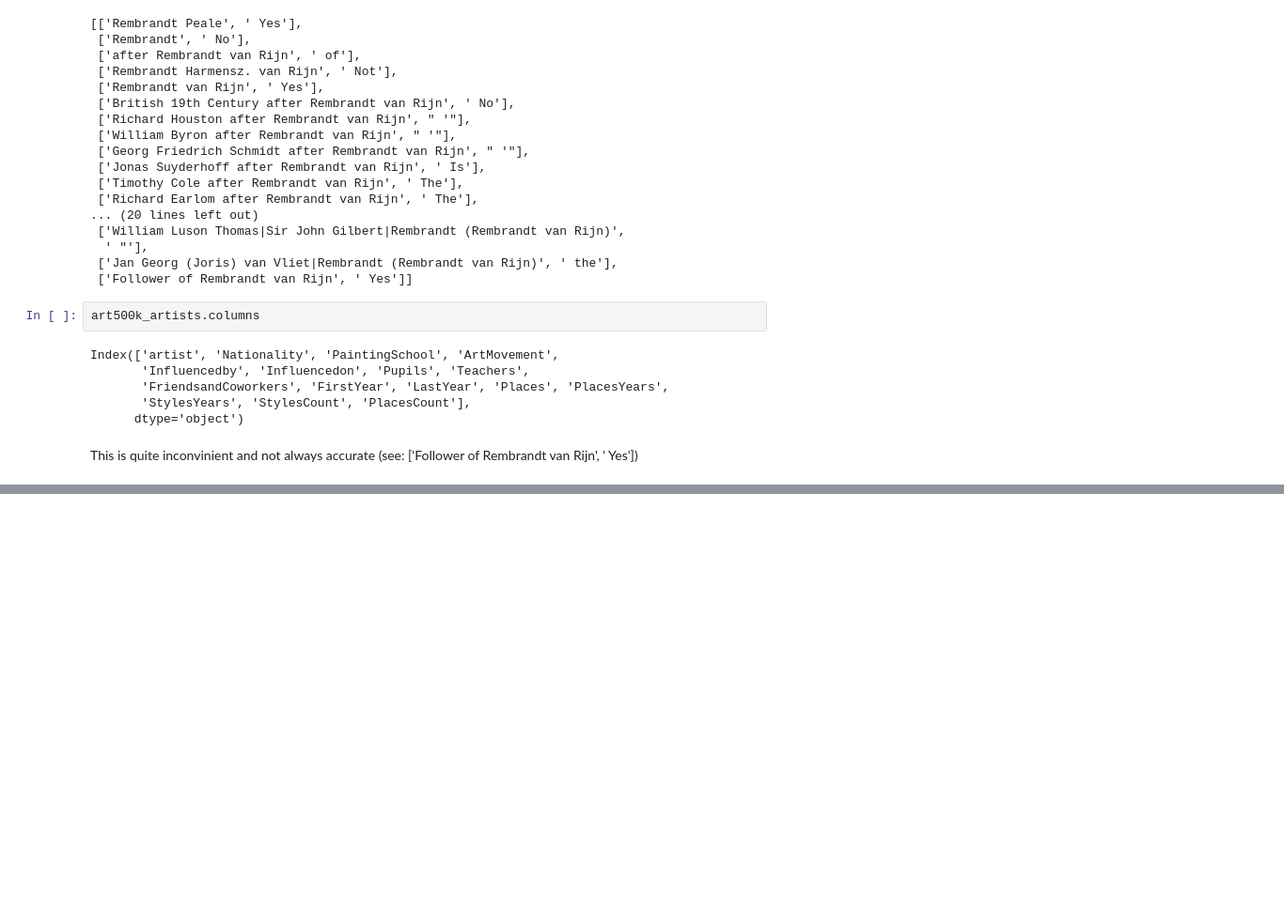
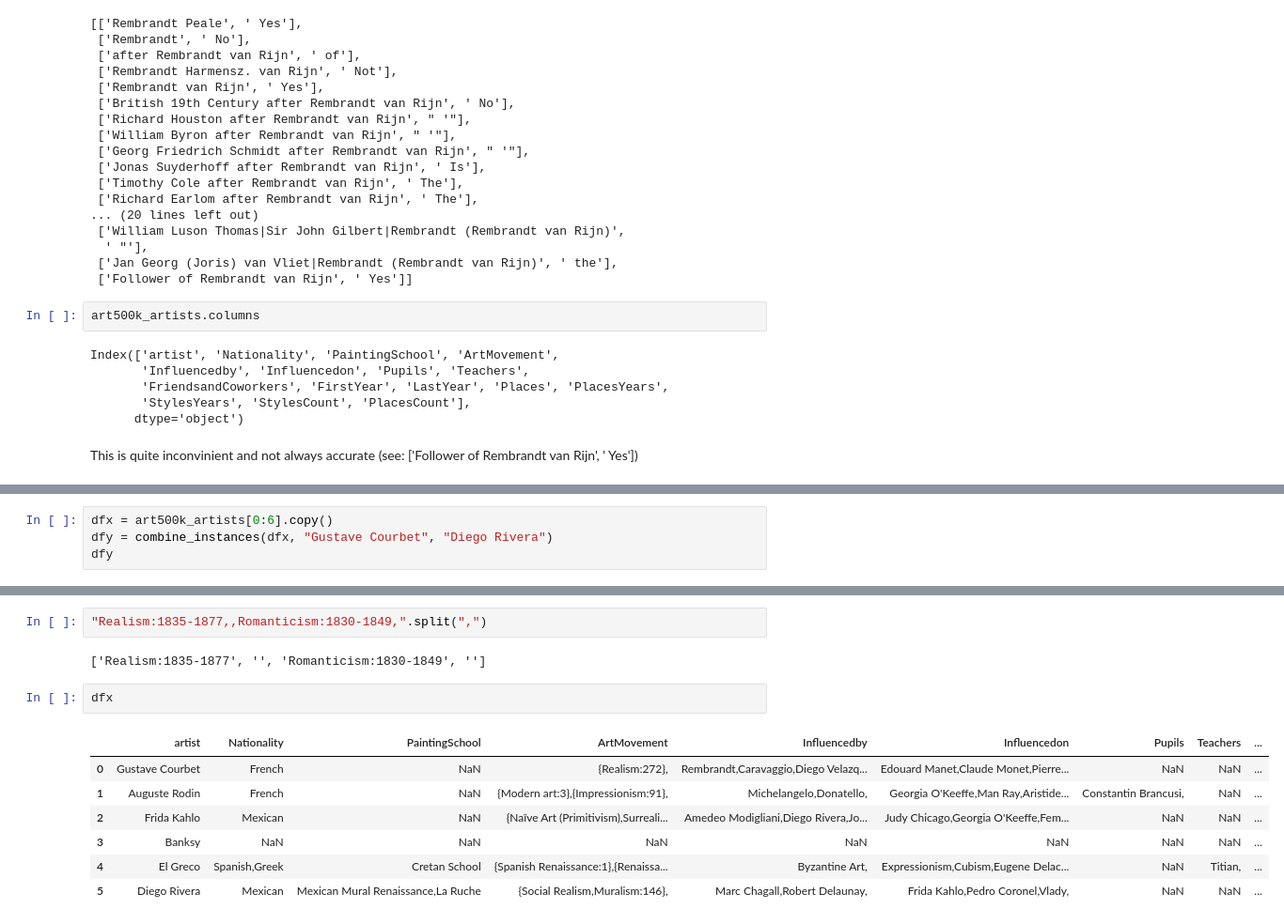
Before and after one commit to me9hanics/PainterPalette, a Jupyter notebook: art500k_updates.ipynb, the cells around one changed output, grey strips where cells are left out. Shown at 94% size. Saved outputs shown, nothing was run; the diff lists cells and outputs as text; blank space fills up the shorter version.

```diff
--- a/art500k_updates.ipynb
+++ b/art500k_updates.ipynb
@@ -265,0 +337,4 @@ art500k_artists
+# %%
+dfx = art500k_artists[0:6].copy()
+dfy = combine_instances(dfx, "Gustave Courbet", "Diego Rivera")
+dfy
@@ -265,0 +360,14 @@ art500k_artists
+# %%
+"Realism:1835-1877,,Romanticism:1830-1849,".split(",")
+# %% [output]
+['Realism:1835-1877', '', 'Romanticism:1830-1849', '']
+# %%
+dfx
+# %% [output]
+|  | artist | Nationality | PaintingSchool | ArtMovement | Influencedby | Influencedon | Pupils | Teachers | ... |
+| 0 | Gustave Courbet | French | NaN | {Realism:272}, | Rembrandt,Caravaggio,Diego Velazq... | Edouard Manet,Claude Monet,Pierre... | NaN | NaN | ... |
+| 1 | Auguste Rodin | French | NaN | {Modern art:3},{Impressionism:91}, | Michelangelo,Donatello, | Georgia O'Keeffe,Man Ray,Aristide... | Constantin Brancusi, | NaN | ... |
+| 2 | Frida Kahlo | Mexican | NaN | {Naïve Art (Primitivism),Surreali... | Amedeo Modigliani,Diego Rivera,Jo... | Judy Chicago,Georgia O'Keeffe,Fem... | NaN | NaN | ... |
+| 3 | Banksy | NaN | NaN | NaN | NaN | NaN | NaN | NaN | ... |
+| 4 | El Greco | Spanish,Greek | Cretan School | {Spanish Renaissance:1},{Renaissa... | Byzantine Art, | Expressionism,Cubism,Eugene Delac... | NaN | Titian, | ... |
+| 5 | Diego Rivera | Mexican | Mexican Mural Renaissance,La Ruche | {Social Realism,Muralism:146}, | Marc Chagall,Robert Delaunay, | Frida Kahlo,Pedro Coronel,Vlady, | NaN | NaN | ... |
```
Also changed, not shown: parts of 12 cells of this notebook.
